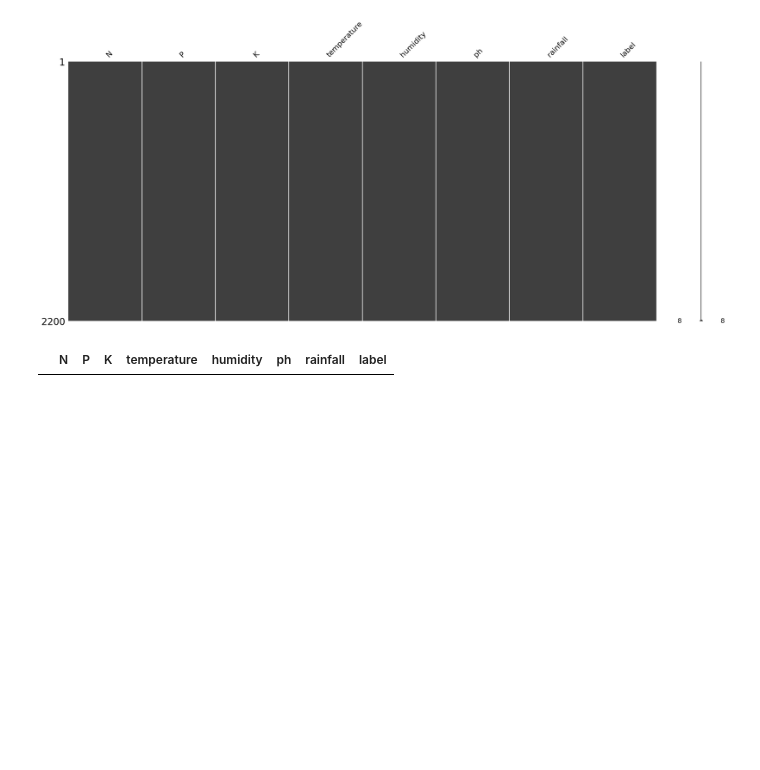
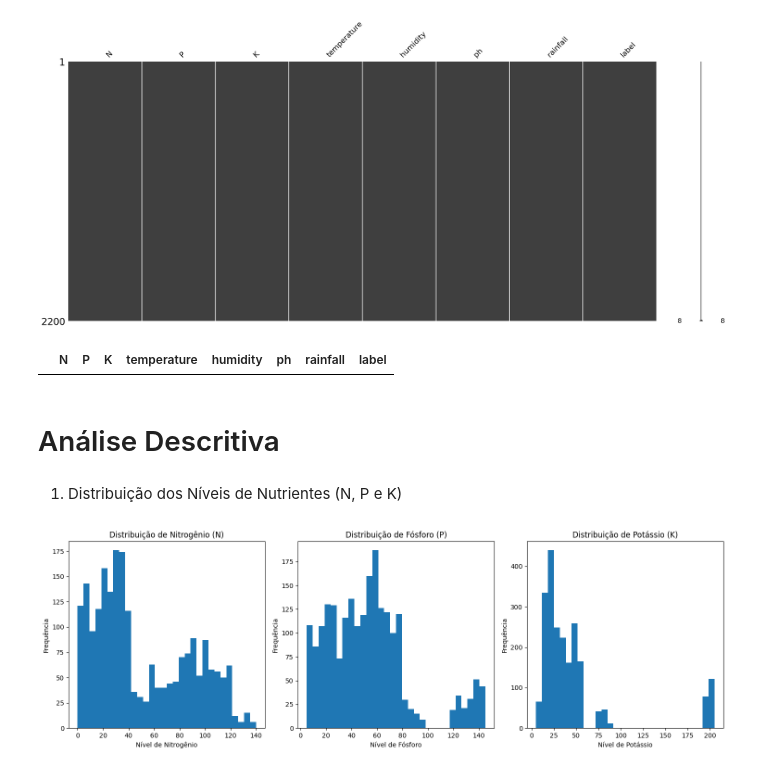
Before and after one commit to jonatasgomes/FIAP, a Jupyter notebook: Fase_3/Cap14/src/JônatasGomesAlves_RM559693_fase3_cap14.ipynb, the cells around one changed output. Saved outputs shown, nothing was run; the diff lists cells and outputs as text; code cells hidden in the pictures; blank space fills up the shorter version.

```diff
--- a/Fase_3/Cap14/src/JônatasGomesAlves_RM559693_fase3_cap14.ipynb
+++ b/Fase_3/Cap14/src/JônatasGomesAlves_RM559693_fase3_cap14.ipynb
@@ -66,3 +66,5 @@ dados[dados.duplicated()]
 # %%
 # remover duplicidades
 dados.drop_duplicates(inplace=True)
+# %% [markdown]
+# Análise Descritiva
@@ -68,0 +74,32 @@ dados.drop_duplicates(inplace=True)
+# %% [markdown]
+1. Distribuição dos Níveis de Nutrientes (N, P e K)
+# %%
+# definir tamanho da imagem
+plt.figure(figsize=(15, 5))
+
+# montar gráfico do nitrogênio
+plt.subplot(1, 3, 1)
+plt.hist(dados['N'], bins=30)
+plt.title('Distribuição de Nitrogênio (N)')
+plt.xlabel('Nível de Nitrogênio')
+plt.ylabel('Frequência')
+
+# montar gráfico do fósforo
+plt.subplot(1, 3, 2)
+plt.hist(dados['P'], bins=30)
+plt.title('Distribuição de Fósforo (P)')
+plt.xlabel('Nível de Fósforo')
+plt.ylabel('Frequência')
+
+# montar gráfico do potássio
+plt.subplot(1, 3, 3)
+plt.hist(dados['K'], bins=30)
+plt.title('Distribuição de Potássio (K)')
+plt.xlabel('Nível de Potássio')
+plt.ylabel('Frequência')
+
+# mostrar gráficos juntos
+plt.tight_layout()
+plt.show()
+# %% [output]
+[figure, added]
```
Also changed, not shown: parts of 25 cells of this notebook, 1 other file.
